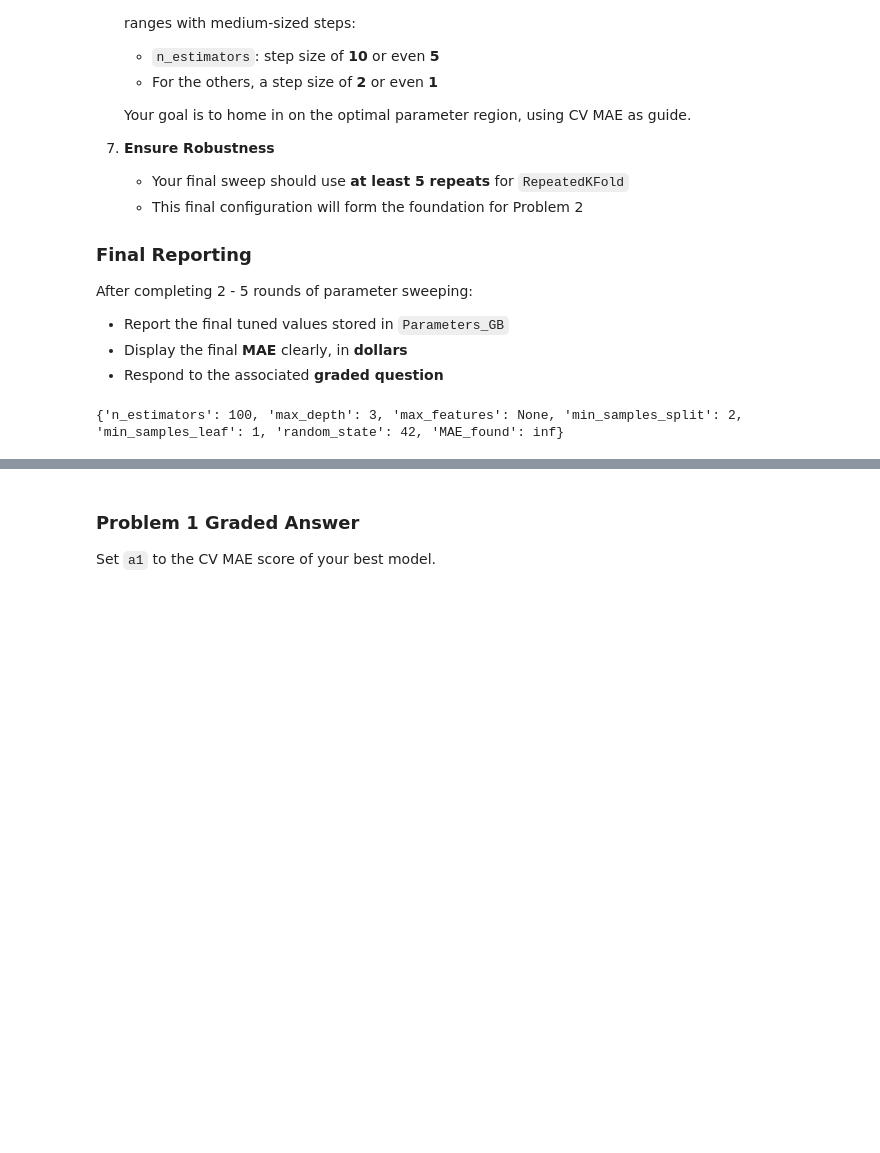
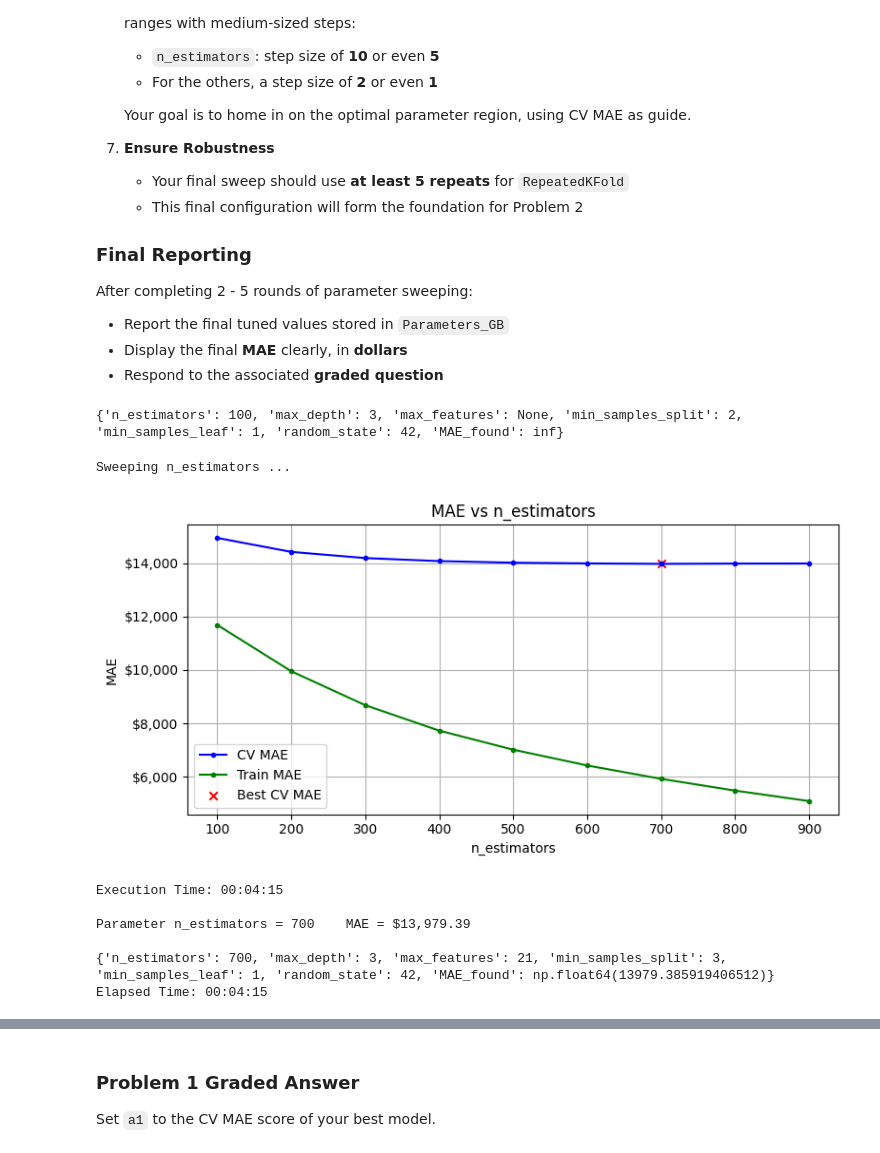
Before and after one commit to jydeleon/JazminRepo-603, a Jupyter notebook: Module-3-Assignments-main/Homework_07.ipynb, the cells around one changed output, grey strips where cells are left out. Saved outputs shown, nothing was run; the diff lists cells and outputs as text; code cells hidden in the pictures; blank space fills up the shorter version.

```diff
--- a/Module-3-Assignments-main/Homework_07.ipynb
+++ b/Module-3-Assignments-main/Homework_07.ipynb
@@ -410,3 +410,52 @@ print(Default_Parameters_GB)
 Params_GB = Default_Parameters_GB.copy()
 
 param_lists = {}
+# %%
+#param = 'n_estimators'
+#param_lists[param] = range(100, 1001, 100)
+#Parameter n_estimators = 700    MAE = $14,404.27
+
+#param_lists[param] = range(800, 1001, 50)
+#Parameter n_estimators = 950    MAE = $14,418.81
+
+#param_lists[param] = range(900, 1001, 25)
+#Parameter n_estimators = 900    MAE = $14,836.49
+
+#param_lists[param] = range(700, 900, 25)
+#Parameter n_estimators = 700    MAE = $14,404.27
+
+#param_lists[param] = range(600, 900, 50)
+#Parameter n_estimators = 700    MAE = $14,404.27
+
+# Your code here, add as many cells as you need
+start = time.time()
+
+param = 'n_estimators'
+param_lists[param] = range(100, 1000, 100)
+
+print(f"Sweeping {param} ...")
+
+# Run the sweep and return a dictionary updated with the best value found
+Params_GB = sweep_parameter(GradientBoostingRegressor,
+                            Params_GB,
+                            param,
+                            param_lists[param],
+                            n_jobs         =-1,
+                            n_repeats      =5
+                            )
+
+# Print out results of this sweep
+print(f"\nParameter {param} = {Params_GB[param]}    MAE = ${Params_GB['MAE_found']:,.2f}\n")
+print(Params_GB)
+
+end = time.time()
+print("Elapsed Time:", format_hms(end - start))
+# %% [output]
+Sweeping n_estimators ...
+[figure, added]
+Execution Time: 00:04:15
+
+Parameter n_estimators = 700    MAE = $13,979.39
+
+{'n_estimators': 700, 'max_depth': 3, 'max_features': 21, 'min_samples_split': 3, 'min_samples_leaf': 1, 'random_state': 42, 'MAE_found': np.float64(13979.385919406512)}
+Elapsed Time: 00:04:15
```
Also changed, not shown: parts of 23 cells of this notebook.
